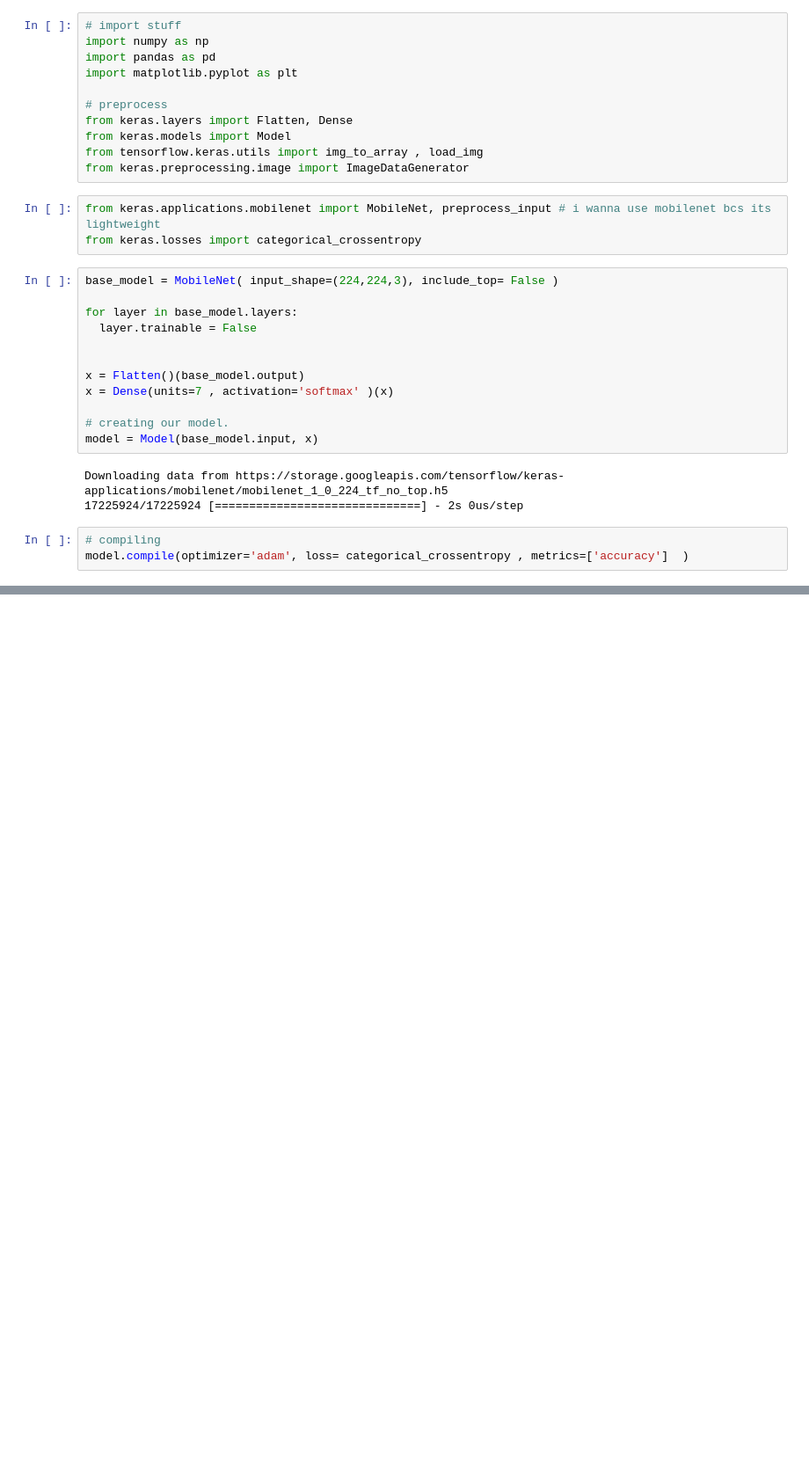
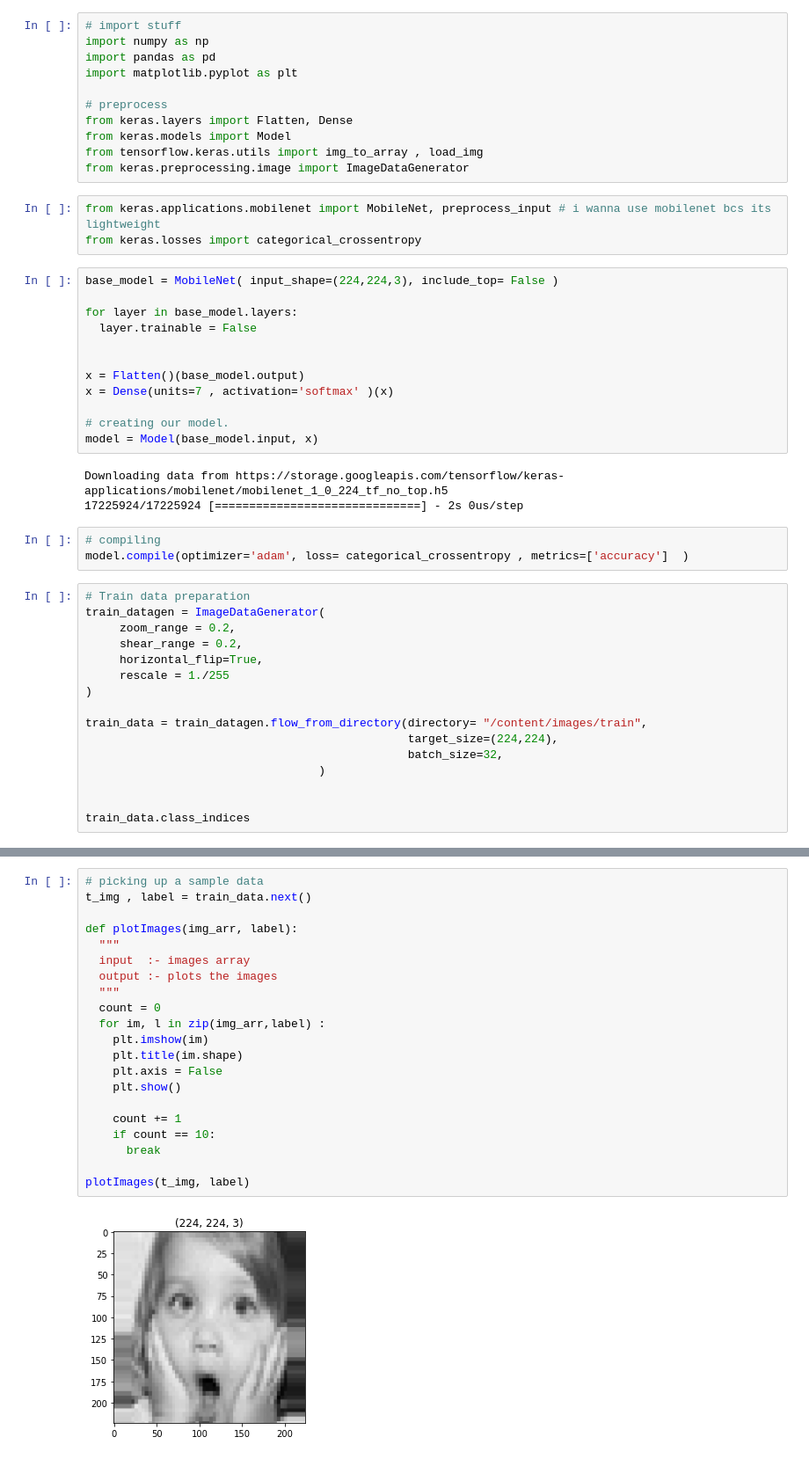
Before and after one commit to kittyofheaven/Webcam-Stress-Meter, a Jupyter notebook: emotions_model_for_WSM.ipynb, the cells around one changed output, grey strips where cells are left out. Shown at 88% size. Drawn from its saved outputs; the diff is of its cells as text; blank space fills up the shorter version.

```diff
--- a/emotions_model_for_WSM.ipynb
+++ b/emotions_model_for_WSM.ipynb
@@ -75,3 +75,19 @@ Downloading data from https://storage.googleapis.com/tensorflow/keras-applicatio
 # %%
 # compiling
 model.compile(optimizer='adam', loss= categorical_crossentropy , metrics=['accuracy']  )
+# %%
+# Train data preparation
+train_datagen = ImageDataGenerator(
+     zoom_range = 0.2,
+     shear_range = 0.2,
+     horizontal_flip=True,
+     rescale = 1./255
+)
+
+train_data = train_datagen.flow_from_directory(directory= "/content/images/train",
+                                               target_size=(224,224),
+                                               batch_size=32,
+                                  )
+
+
+train_data.class_indices
@@ -77,0 +113,23 @@ model.compile(optimizer='adam', loss= categorical_crossentropy , metrics=['accur
+# %%
+# picking up a sample data
+t_img , label = train_data.next()
+
+def plotImages(img_arr, label):
+  """
+  input  :- images array
+  output :- plots the images
+  """
+  count = 0
+  for im, l in zip(img_arr,label) :
+    plt.imshow(im)
+    plt.title(im.shape)
+    plt.axis = False
+    plt.show()
+
+    count += 1
+    if count == 10:
+      break
+
+plotImages(t_img, label)
+# %% [output]
+[figure, added]
```
Also changed, not shown: parts of 4 cells of this notebook.
